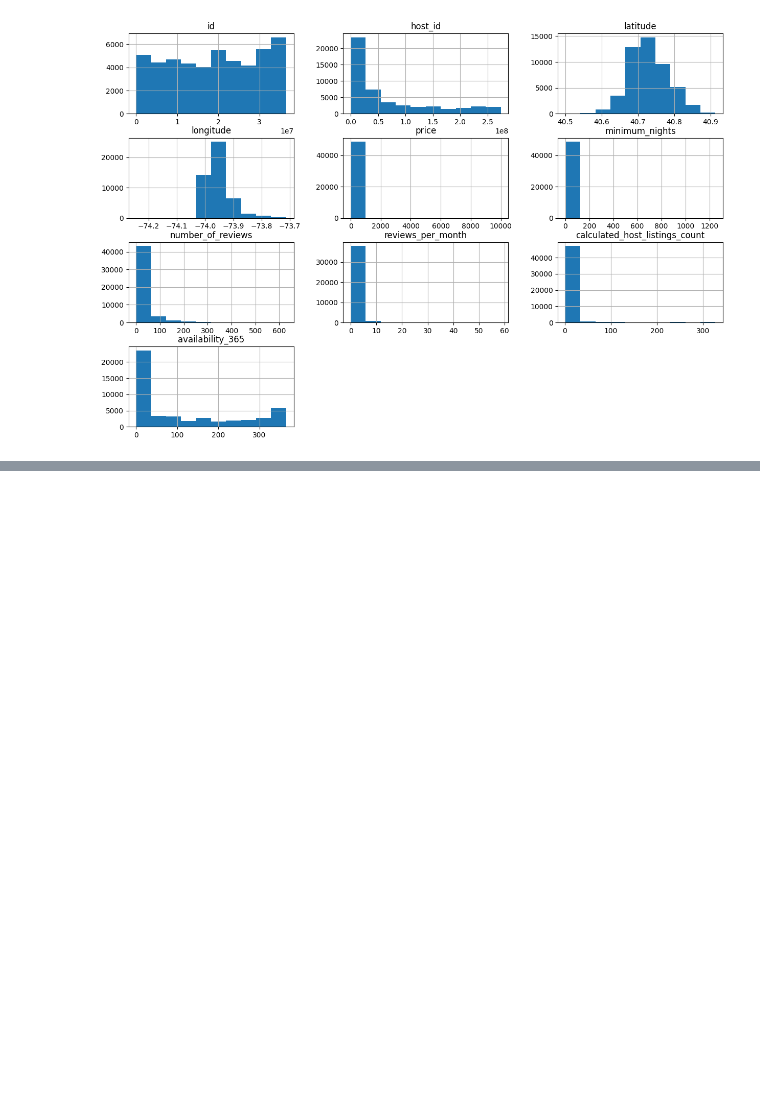
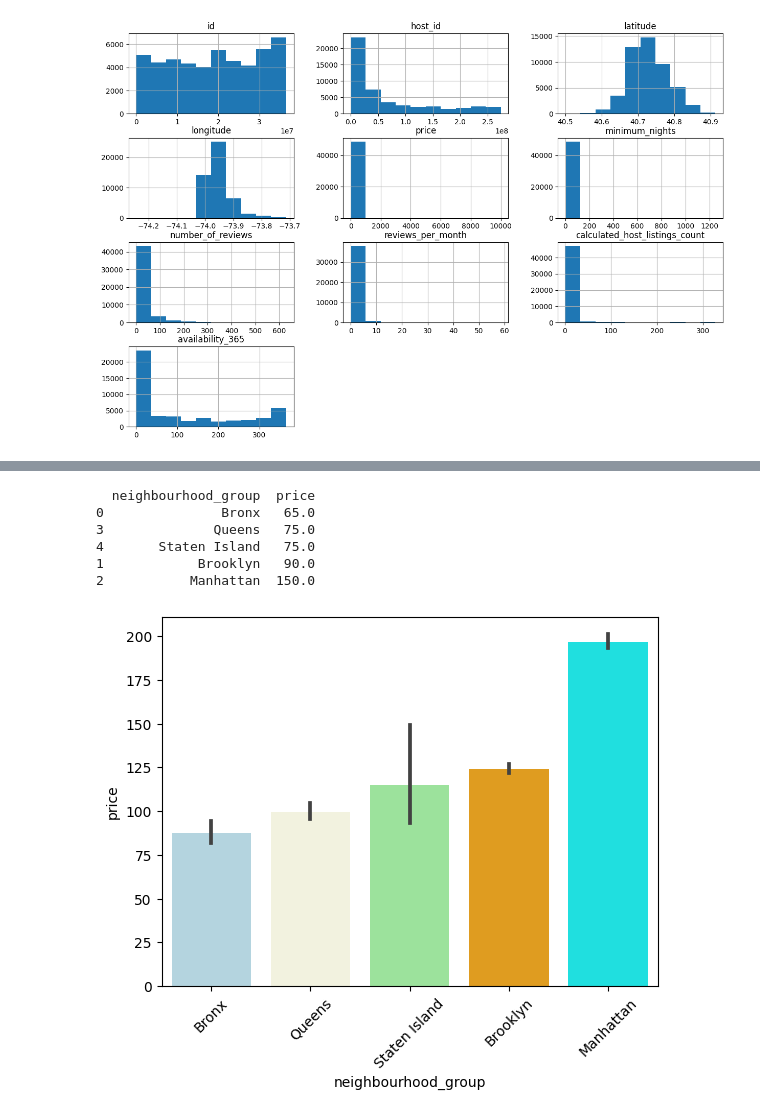
Before and after one commit to mary-vo/building-python-analytics-solution, a Jupyter notebook: model.ipynb, the cells around one changed output, grey strips where cells are left out. Cells and saved outputs as stored; diff of their text form; code cells hidden in the pictures; blank space fills up the shorter version.

```diff
--- a/model.ipynb
+++ b/model.ipynb
@@ -19,0 +50,16 @@ plt.show()
+# %%
+#neighbourhood_group-price
+result = data.groupby(["neighbourhood_group"])['price'].aggregate(np.median).reset_index().sort_values('price')
+print(result)
+# sns.barplot(x='neighbourhood_group', y="price", data=data,palette=colors)
+sns.barplot(x='neighbourhood_group', y="price", data=data,palette=colors, order=result['neighbourhood_group'])
+plt.xticks(rotation=45)
+plt.show()
+# %% [output]
+  neighbourhood_group  price
+0               Bronx   65.0
+3              Queens   75.0
+4       Staten Island   75.0
+1            Brooklyn   90.0
+2           Manhattan  150.0
+[figure, added]
```
Also changed, not shown: parts of 10 cells of this notebook.
